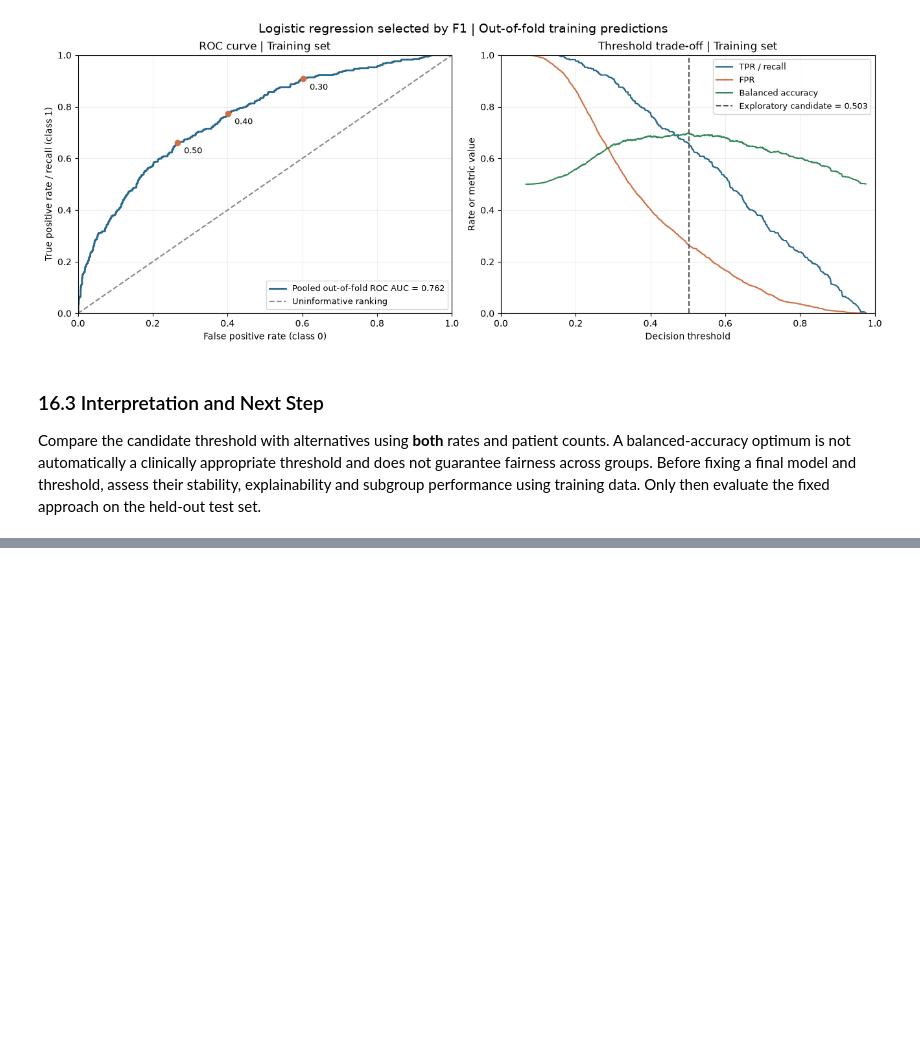
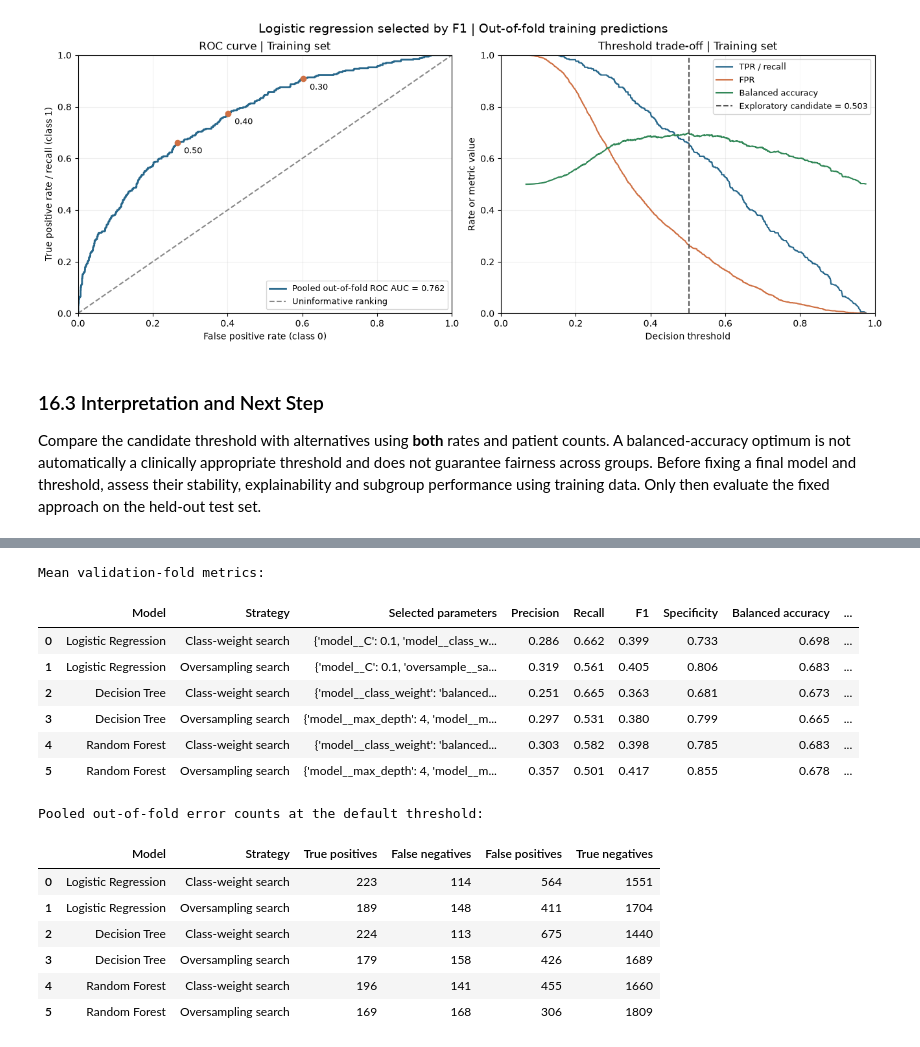
Before and after one commit to alicepelloni/progetto, a Jupyter notebook: breast_cancer.ipynb, the cells around one changed output, grey strips where cells are left out. Saved outputs shown, nothing was run; the diff lists cells and outputs as text; code cells hidden in the pictures; blank space fills up the shorter version.

```diff
--- a/breast_cancer.ipynb
+++ b/breast_cancer.ipynb
@@ -1589,0 +1945,47 @@ Compare the candidate threshold with alternatives using **both** rates and patie
+# %%
+partial_strategy_rows = []
+partial_strategy_error_rows = []
+partial_strategy_predictions = {}
+strategy_searches = {"Class-weight search": f1_grid_searches,
+                     "Oversampling search": partial_sampling_grids}
+
+for model_name in model_pipelines:
+    for strategy, searches in strategy_searches.items():
+        search = searches[model_name]
+        result = search.cv_results_
+        index = search.best_index_
+        row = {"Model": model_name, "Strategy": strategy, "Selected parameters": str(search.best_params_)}
+        for metric in ["Precision", "Recall", "F1", "Specificity", "Balanced accuracy", "ROC AUC", "Average precision"]:
+            row[metric] = result[f"mean_test_{metric}"][index]
+        partial_strategy_rows.append(row)
+
+        # Each training patient is predicted by a pipeline that did not fit that patient's fold.
+        predictions = cross_val_predict(search.best_estimator_, X_train_model, y_train, cv=cv, method="predict")
+        partial_strategy_predictions[(model_name, strategy)] = predictions
+        tn, fp, fn, tp = confusion_matrix(y_train, predictions, labels=[0, 1]).ravel()
+        partial_strategy_error_rows.append({"Model": model_name, "Strategy": strategy,
+            "True positives": tp, "False negatives": fn, "False positives": fp, "True negatives": tn})
+
+partial_strategy_metrics = pd.DataFrame(partial_strategy_rows)
+partial_strategy_errors = pd.DataFrame(partial_strategy_error_rows)
+print("Mean validation-fold metrics:")
+display(partial_strategy_metrics.round(3))
+print("Pooled out-of-fold error counts at the default threshold:")
+display(partial_strategy_errors)
+# %% [output]
+Mean validation-fold metrics:
+|  | Model | Strategy | Selected parameters | Precision | Recall | F1 | Specificity | Balanced accuracy | ... |
+| 0 | Logistic Regression | Class-weight search | {'model__C': 0.1, 'model__class_w... | 0.286 | 0.662 | 0.399 | 0.733 | 0.698 | ... |
+| 1 | Logistic Regression | Oversampling search | {'model__C': 0.1, 'oversample__sa... | 0.319 | 0.561 | 0.405 | 0.806 | 0.683 | ... |
+| 2 | Decision Tree | Class-weight search | {'model__class_weight': 'balanced... | 0.251 | 0.665 | 0.363 | 0.681 | 0.673 | ... |
+| 3 | Decision Tree | Oversampling search | {'model__max_depth': 4, 'model__m... | 0.297 | 0.531 | 0.380 | 0.799 | 0.665 | ... |
+| 4 | Random Forest | Class-weight search | {'model__class_weight': 'balanced... | 0.303 | 0.582 | 0.398 | 0.785 | 0.683 | ... |
+| 5 | Random Forest | Oversampling search | {'model__max_depth': 4, 'model__m... | 0.357 | 0.501 | 0.417 | 0.855 | 0.678 | ... |
+Pooled out-of-fold error counts at the default threshold:
+|  | Model | Strategy | True positives | False negatives | False positives | True negatives |
+| 0 | Logistic Regression | Class-weight search | 223 | 114 | 564 | 1551 |
+| 1 | Logistic Regression | Oversampling search | 189 | 148 | 411 | 1704 |
+| 2 | Decision Tree | Class-weight search | 224 | 113 | 675 | 1440 |
+| 3 | Decision Tree | Oversampling search | 179 | 158 | 426 | 1689 |
+| 4 | Random Forest | Class-weight search | 196 | 141 | 455 | 1660 |
+| 5 | Random Forest | Oversampling search | 169 | 168 | 306 | 1809 |
```
Also changed, not shown: parts of 17 cells of this notebook.
